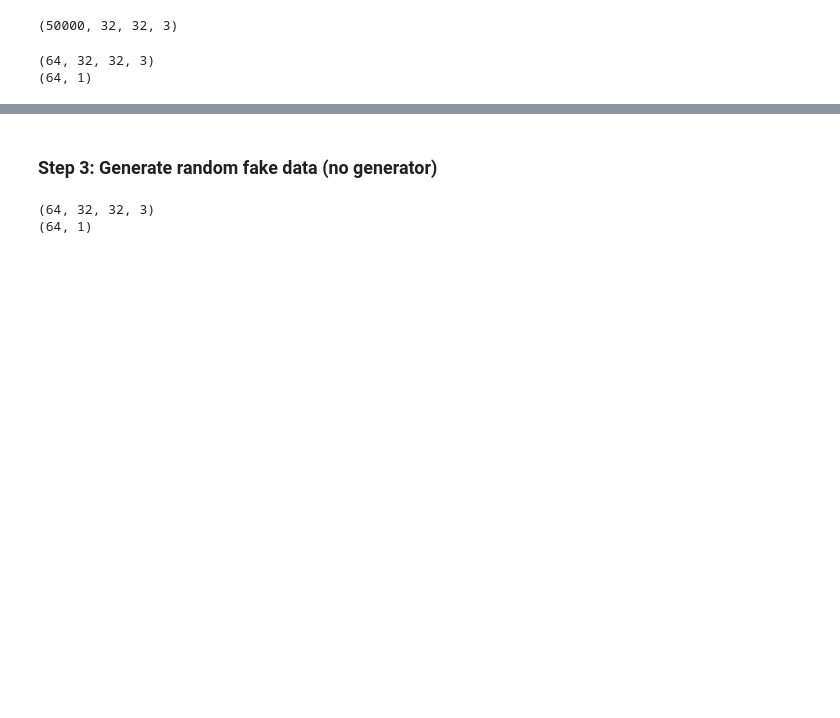
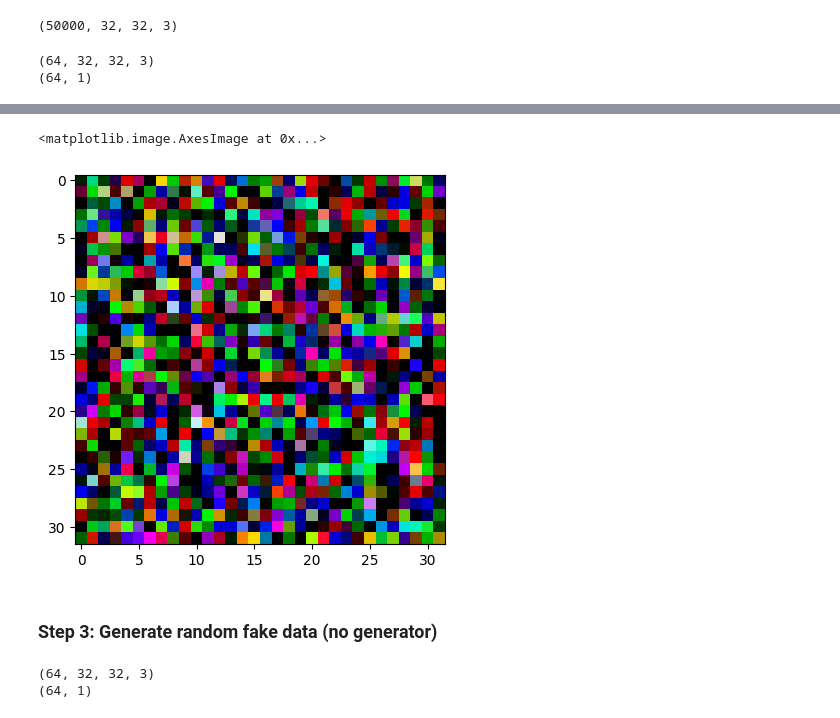
Before and after one commit to amankiitg/Foundation_AI, a Jupyter notebook: GenAI_Fundamentals_Build_First_GAN_(1).ipynb, the cells around one changed output, grey strips where cells are left out. Drawn from its saved outputs; the diff is of its cells as text; code cells hidden in the pictures; blank space fills up the shorter version.

```diff
--- a/GenAI_Fundamentals_Build_First_GAN_(1).ipynb
+++ b/GenAI_Fundamentals_Build_First_GAN_(1).ipynb
@@ -157,3 +155,6 @@ print(ycheck.shape)
 # %% [output]
 (64, 32, 32, 3)
 (64, 1)
+# %%
+pyplot.imshow(Xcheck[10])
+# %% [output]
@@ -160,3 +162,5 @@ print(ycheck.shape)
+<matplotlib.image.AxesImage at 0x...>
+[figure, added]
 # %% [markdown]
 ### Step 3: Generate random fake data (no generator)
 # %%
```
Also changed, not shown: parts of 11 cells of this notebook.
